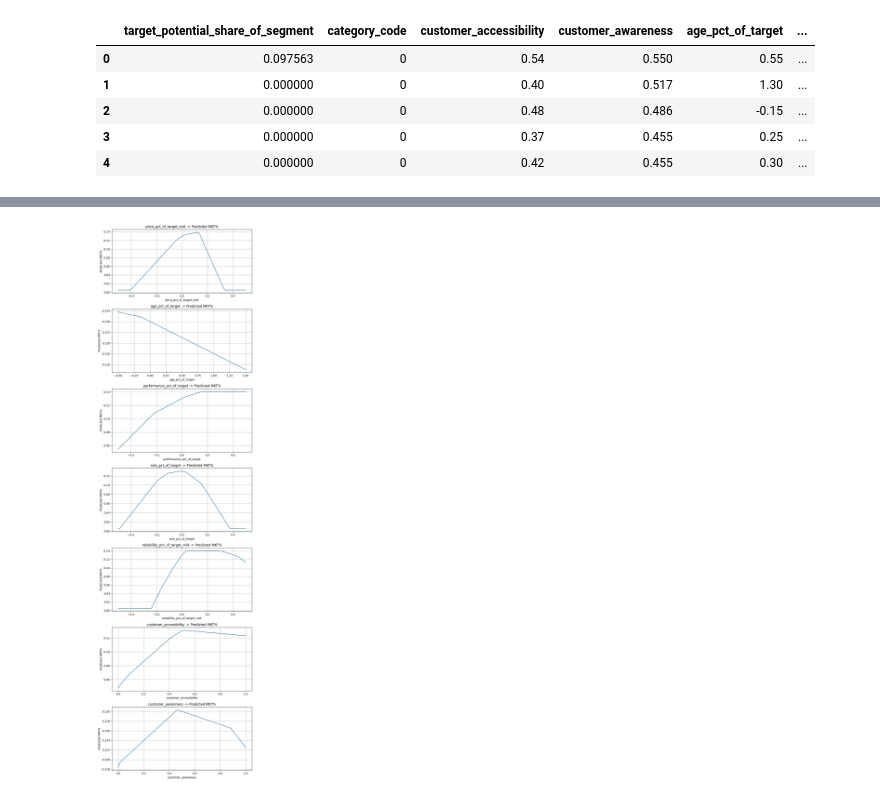
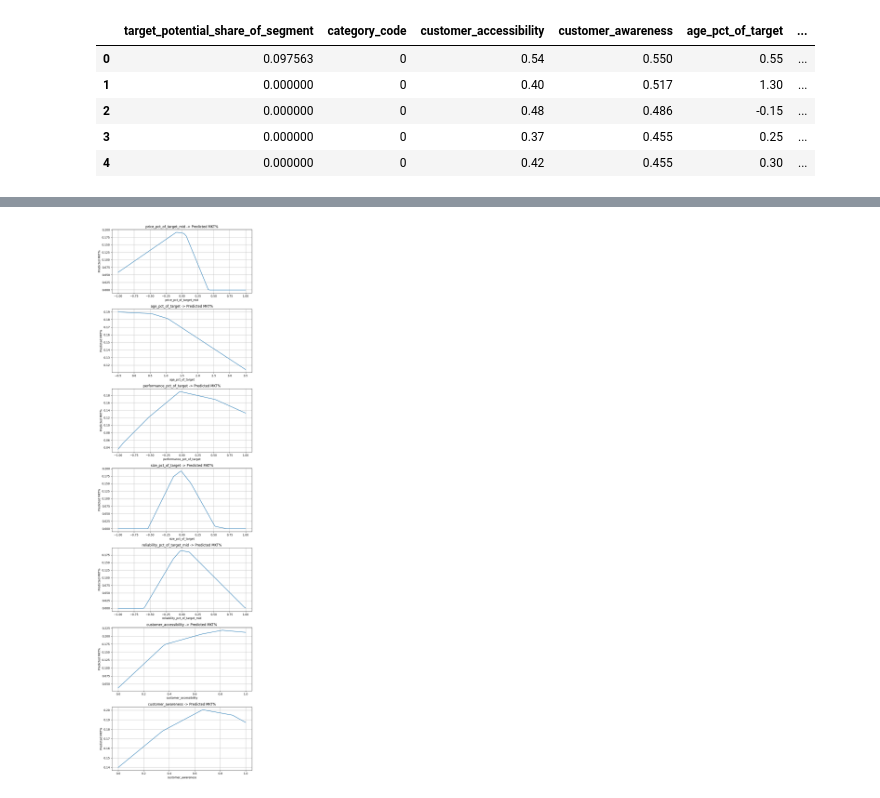
Before and after one commit to GrantKincaid/capsim_model, a Jupyter notebook: model.ipynb, the cells around one changed output, grey strips where cells are left out. Cells and saved outputs as stored; diff of their text form; code cells hidden in the pictures.

```diff
--- a/model.ipynb
+++ b/model.ipynb
@@ -328,0 +334,2 @@ Predicted MKT%: 0.00511363847181201
+# %%
+model = tf.keras.models.load_model(r'models\v5.keras', compile=False)
@@ -362,7 +371,7 @@ num_cols = [
 # }
 
 base_sample = {
-    "category_code": 3,
+    "category_code": 4,
     "price_pct_of_target_mid": 0.00,
     "age_pct_of_target": 0.00,
     "performance_pct_of_target": 0.00,
@@ -383,11 +392,11 @@ base_sample = {
 # }
 
 feature_ranges = {
-    "price_pct_of_target_mid": (-0.5, 0.5),
-    "age_pct_of_target": (-0.5, 1.5),
-    "performance_pct_of_target": (-0.5, 0.5),
-    "size_pct_of_target": (-0.5, 0.5),
-    "reliability_pct_of_target_mid": (-0.5, 0.5),
+    "price_pct_of_target_mid": (-1.0, 1.0),
+    "age_pct_of_target": (-0.5, 3.5),
+    "performance_pct_of_target": (-1.0, 1.0),
+    "size_pct_of_target": (-1.0, 1.0),
+    "reliability_pct_of_target_mid": (-1.0, 1.0),
     "customer_accessibility": (0.0, 1.0),
     "customer_awareness": (0.0, 1.0),
 }
@@ -417,32 +426,32 @@ def plot_feature_sweeps_fast(model, base_sample, num_cols, feature_ranges, num_p
         row_end = row_start + num_points
         x_num[row_start:row_end, i] = sweep_vals
         row_start = row_end
 
     # One prediction call instead of hundreds
     preds = model.predict(
         {"numeric_features": x_num, "category": x_cat},
         verbose=0
     ).reshape(-1)
 
     # Plot
     fig, axes = plt.subplots(n_features, 1, figsize=(8, 4 * n_features), squeeze=False)
     axes = axes.ravel()
 
     row_start = 0
     for ax, feature in zip(axes, num_cols):
         row_end = row_start + num_points
         ax.plot(sweep_map[feature], preds[row_start:row_end])
         ax.set_title(f"{feature} -> Predicted MKT%")
         ax.set_xlabel(feature)
         ax.set_ylabel("Predicted MKT%")
         ax.grid(True)
         row_start = row_end
 
     plt.tight_layout()
     plt.show()
 
 
 plot_feature_sweeps_fast(model, base_sample, num_cols, feature_ranges, num_points=100)
 # %% [output]
-[figure, old version]
+[figure, new version]
 # %%
```
Also changed, not shown: parts of 4 cells of this notebook, 25 other files.
